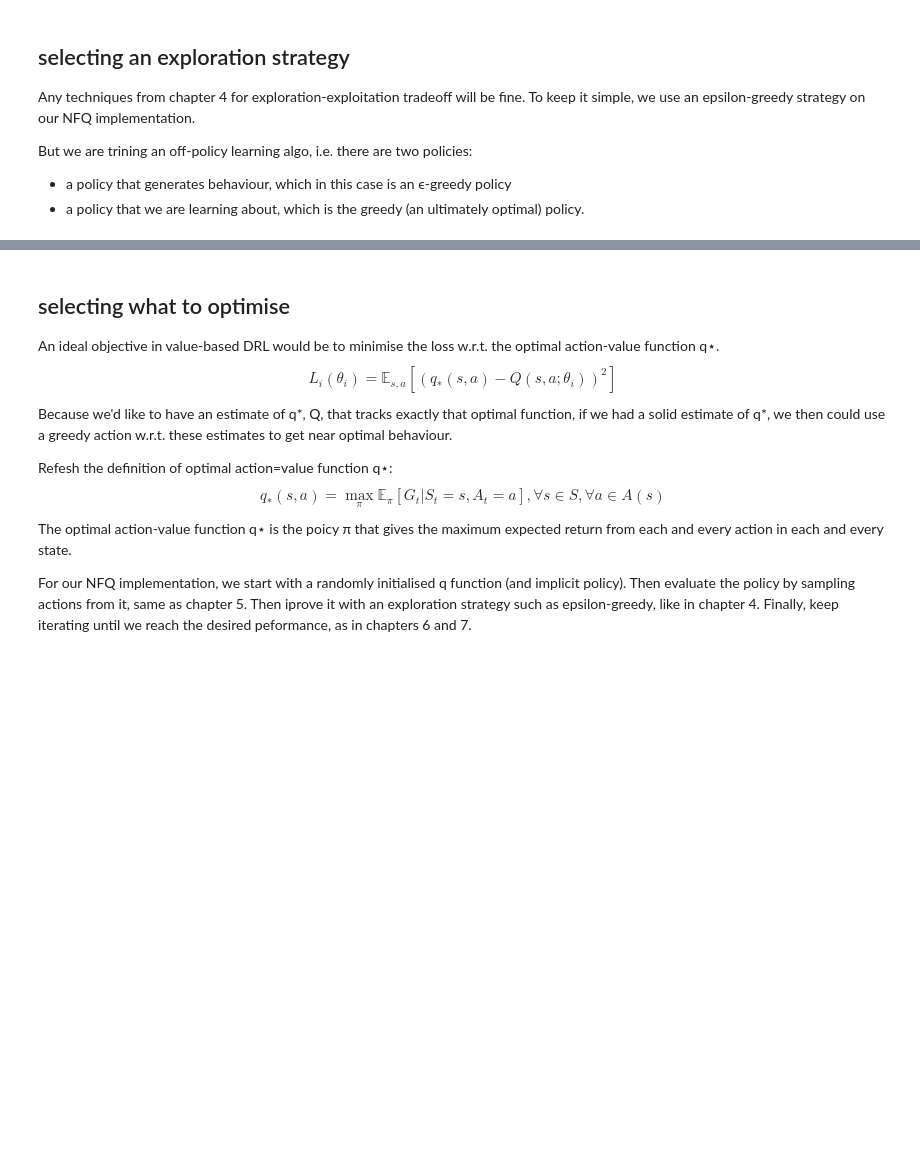
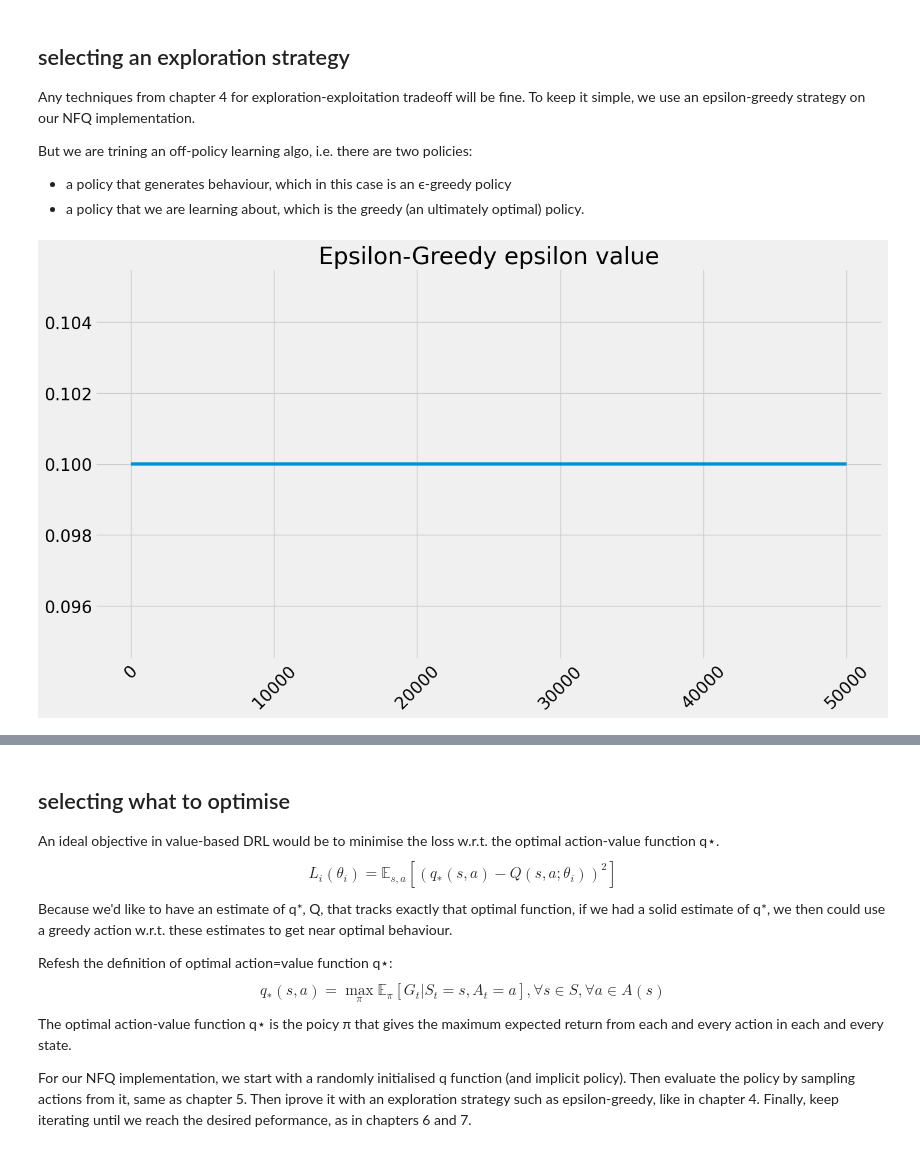
Before and after one commit to romenlaw/RL-playground, a Jupyter notebook: rl_playground4.ipynb, the cells around one changed output, grey strips where cells are left out. Cells and saved outputs as stored; diff of their text form; code cells hidden in the pictures; blank space fills up the shorter version.

```diff
--- a/rl_playground4.ipynb
+++ b/rl_playground4.ipynb
@@ -248,3 +248,11 @@ class EGreedyStrategy():
 
     self.exploratory_action_taken = action != np.argmax(q_values)
     return action
+# %%
+s = EGreedyStrategy()
+plt.plot([s.epsilon for _ in range(50000)])
+plt.title('Epsilon-Greedy epsilon value')
+plt.xticks(rotation=45)
+plt.show()
+# %% [output]
+[figure, added]
```
Also changed, not shown: parts of 13 cells of this notebook.
